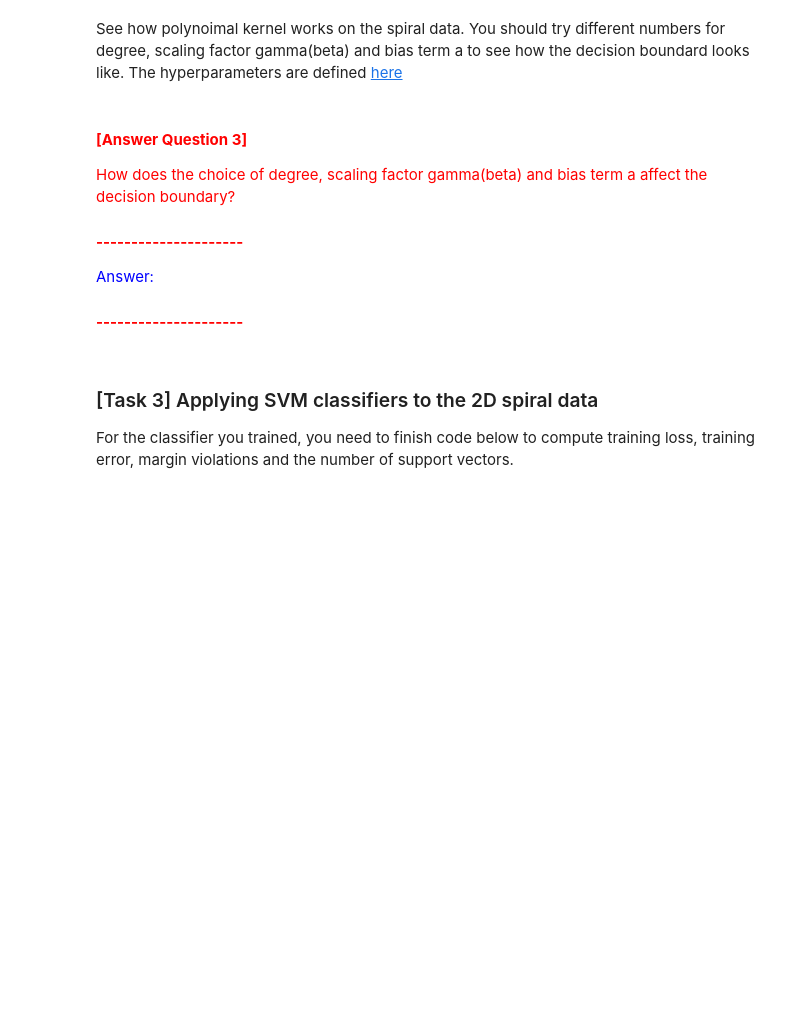
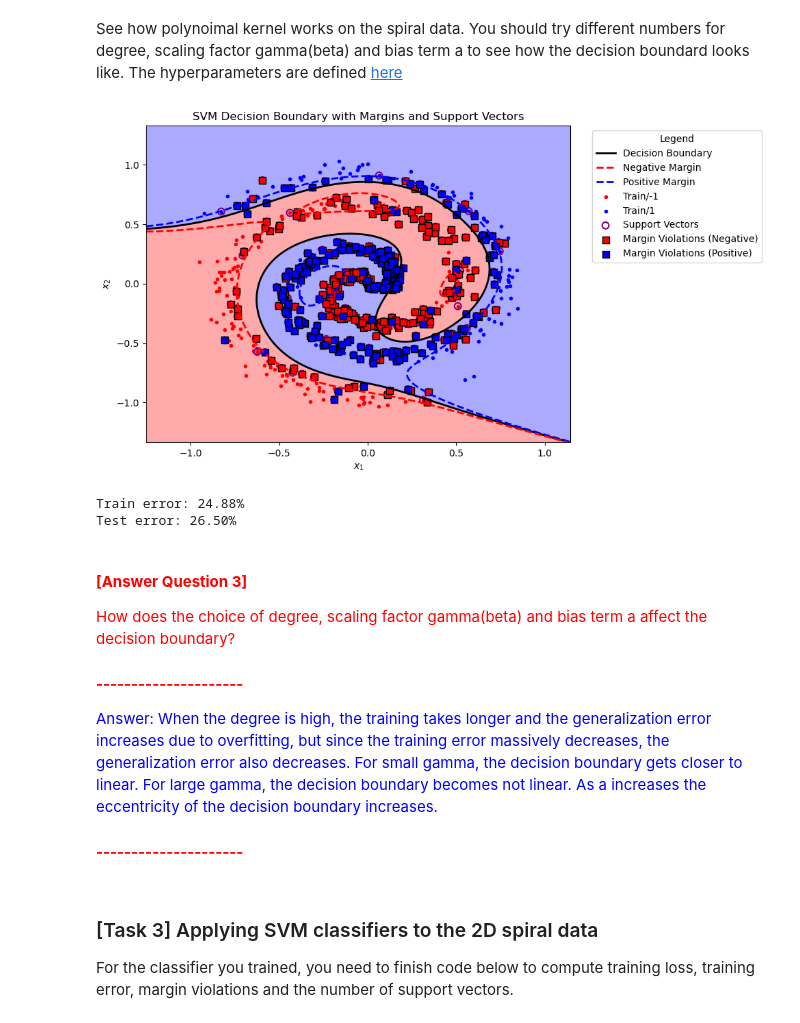
Before and after one commit to andrewlys/ttic31020, a Jupyter notebook: hw5/hw5-1.ipynb, the cells around one changed output. Saved outputs shown, nothing was run; the diff lists cells and outputs as text; code cells hidden in the pictures; blank space fills up the shorter version.

```diff
--- a/hw5/hw5-1.ipynb
+++ b/hw5/hw5-1.ipynb
@@ -387,16 +377,20 @@ See how polynoimal kernel works on the spiral data. You should try different num
 # %%
 # Set SVM hyperparameters
 C = 5
-degree = 3
-gamma = 2
-a = 1
+degree = 5
+gamma = 1
+a = 10
 
 # Train and plot SVM using the custom polynomial kernel (default)
 svm_clf = train_and_plot_svm(spirals, C=C, kernel=poly_kernel(degree=degree, beta=gamma, a=a))
 
 # Alternative: Use the built-in polynomial kernel from sklearn's SVC
 # Uncomment the line below to use sklearn's polynomial kernel instead of the custom one
 # svm_clf = train_and_plot_svm(spirals, C=C, kernel='poly', degree=degree, gamma=gamma, coef0=a)
+# %% [output]
+[figure, added]
+Train error: 24.88%
+Test error: 26.50%
 # %% [markdown]
 <span style="color: red">
 <h4 style="font-weight: bold">[Answer Question 3]</h4>
@@ -405,7 +399,7 @@ How does the choice of degree, scaling factor gamma(beta) and bias term a affect
 
 <span style="color: blue">
 
-Answer:
+Answer: When the degree is high, the training takes longer and the generalization error increases due to overfitting, but since the training error massively decreases, the generalization error also decreases. For small gamma, the decision boundary gets closer to linear. For large gamma, the decision boundary becomes not linear. As a increases the eccentricity of the decision boundary increases.
 
 </span>
 
```
Also changed, not shown: parts of 8 cells of this notebook.
